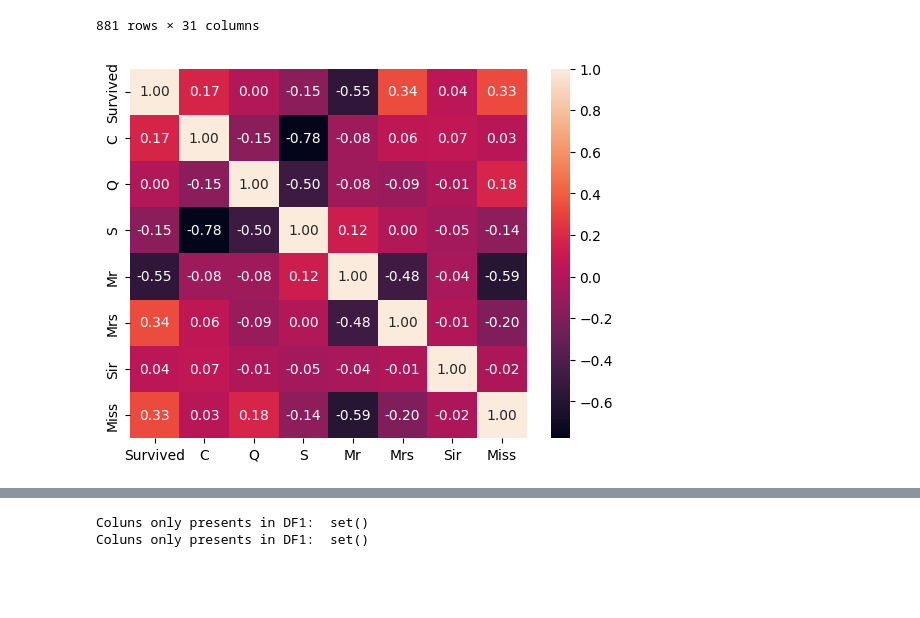
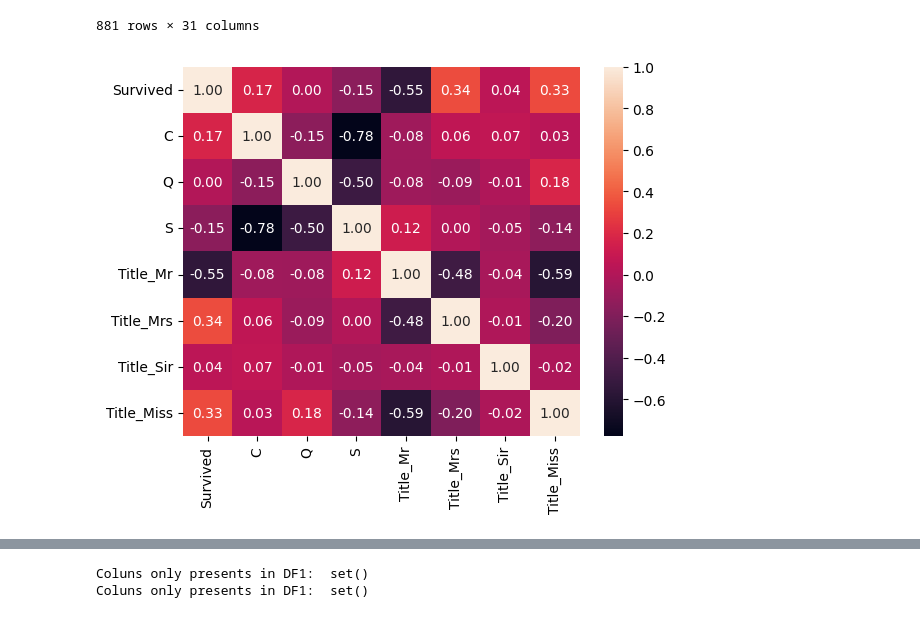
Before and after one commit to CarlosHenriqueMatos/dataExplorationAndML, a Jupyter notebook: AddingFeatureEngeneering.ipynb, the cells around one changed output, grey strips where cells are left out. Drawn from its saved outputs; the diff is of its cells as text; code cells hidden in the pictures; blank space fills up the shorter version.

Commit message:
Kaggle Notebook | TitanicWithFeatEng | Version 20 | Data treatment

```diff
--- a/AddingFeatureEngeneering.ipynb
+++ b/AddingFeatureEngeneering.ipynb
@@ -572,8 +572,8 @@ Name: count, dtype: int64
 | 3 | 4 | 1 | 1 | Futrelle, Mrs. Jacques Heath (Lil... | 0 | 35.0 | 1 | 0 | 113803 | 53.1000 | ... |
 | 4 | 5 | 0 | 3 | Allen, Mr. William Henry | 1 | 35.0 | 0 | 0 | 373450 | 8.0500 | ... |
 # %%
-trainOriginalData = pd.concat([trainOriginalData, pd.get_dummies(trainOriginalData['Title'], dtype=int)], axis=1)
-testOriginalData = pd.concat([testOriginalData, pd.get_dummies(testOriginalData['Title'], dtype=int)], axis=1)
+trainOriginalData = pd.concat([trainOriginalData, pd.get_dummies(trainOriginalData['Title'], dtype=int, prefix='Title')], axis=1)
+testOriginalData = pd.concat([testOriginalData, pd.get_dummies(testOriginalData['Title'], dtype=int, prefix='Title')], axis=1)
 trainOriginalData
 # %% [output]
 |  | PassengerId | Survived | Pclass | Name | Sex | Age | SibSp | Parch | Ticket | Fare | ... |
@@ -592,6 +592,6 @@ trainOriginalData
 # %%
 #I will study the data in the same order: "Pclass","Sex","Age","SibSp","Parch","Fare",["C","Q","S"], separing in categorical and numerical
 # Categorical
-g = sns.heatmap(trainOriginalData[["Survived","C","Q","S","Mr","Mrs","Sir","Miss"]].corr(),annot=True, fmt = ".2f")
+g = sns.heatmap(trainOriginalData[["Survived","C","Q","S","Title_Mr","Title_Mrs","Title_Sir","Title_Miss"]].corr(),annot=True, fmt = ".2f")
 # %% [output]
-[figure, old version]
+[figure, new version]
```
Also changed, not shown: parts of 16 cells of this notebook.
